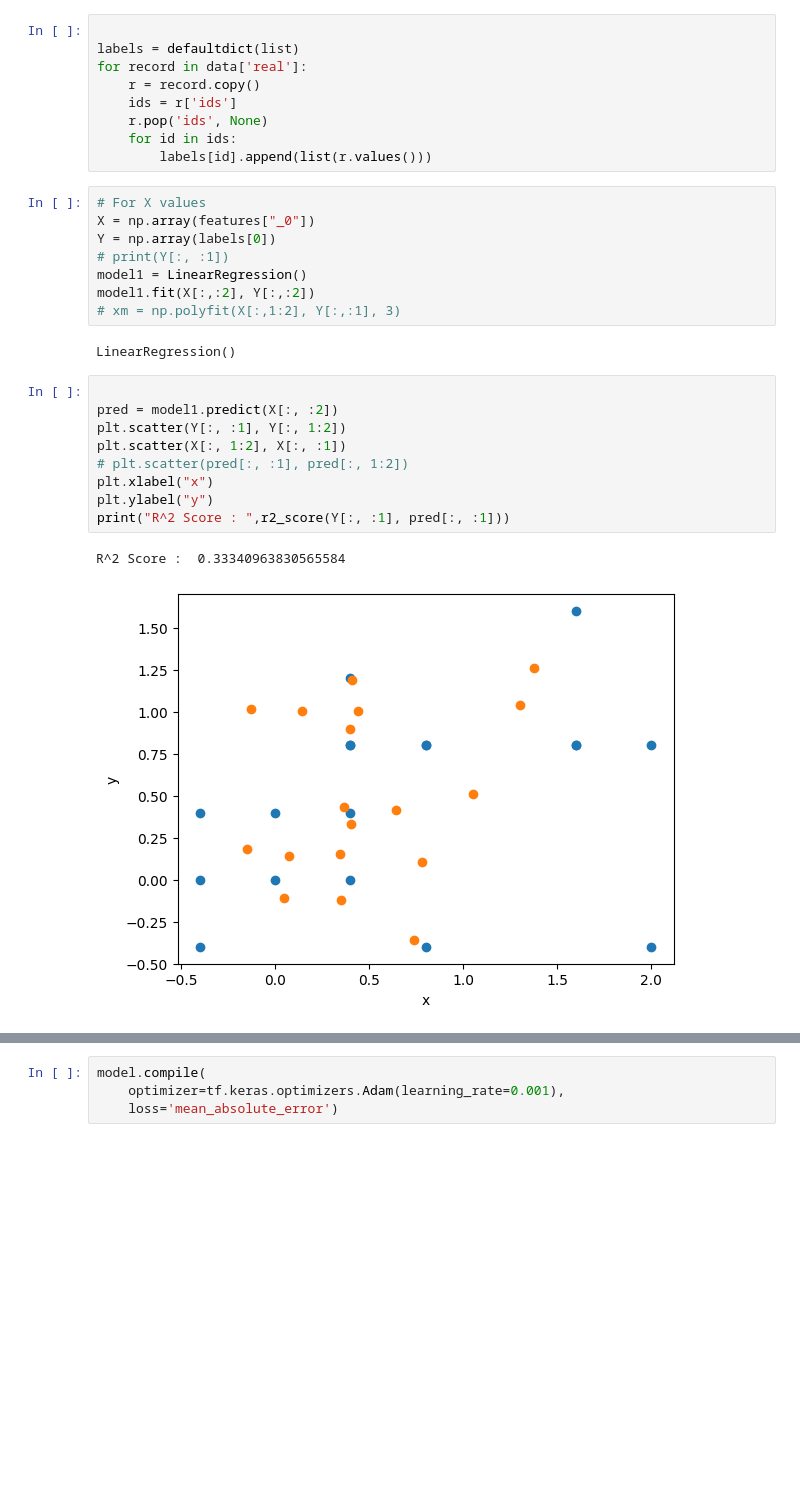
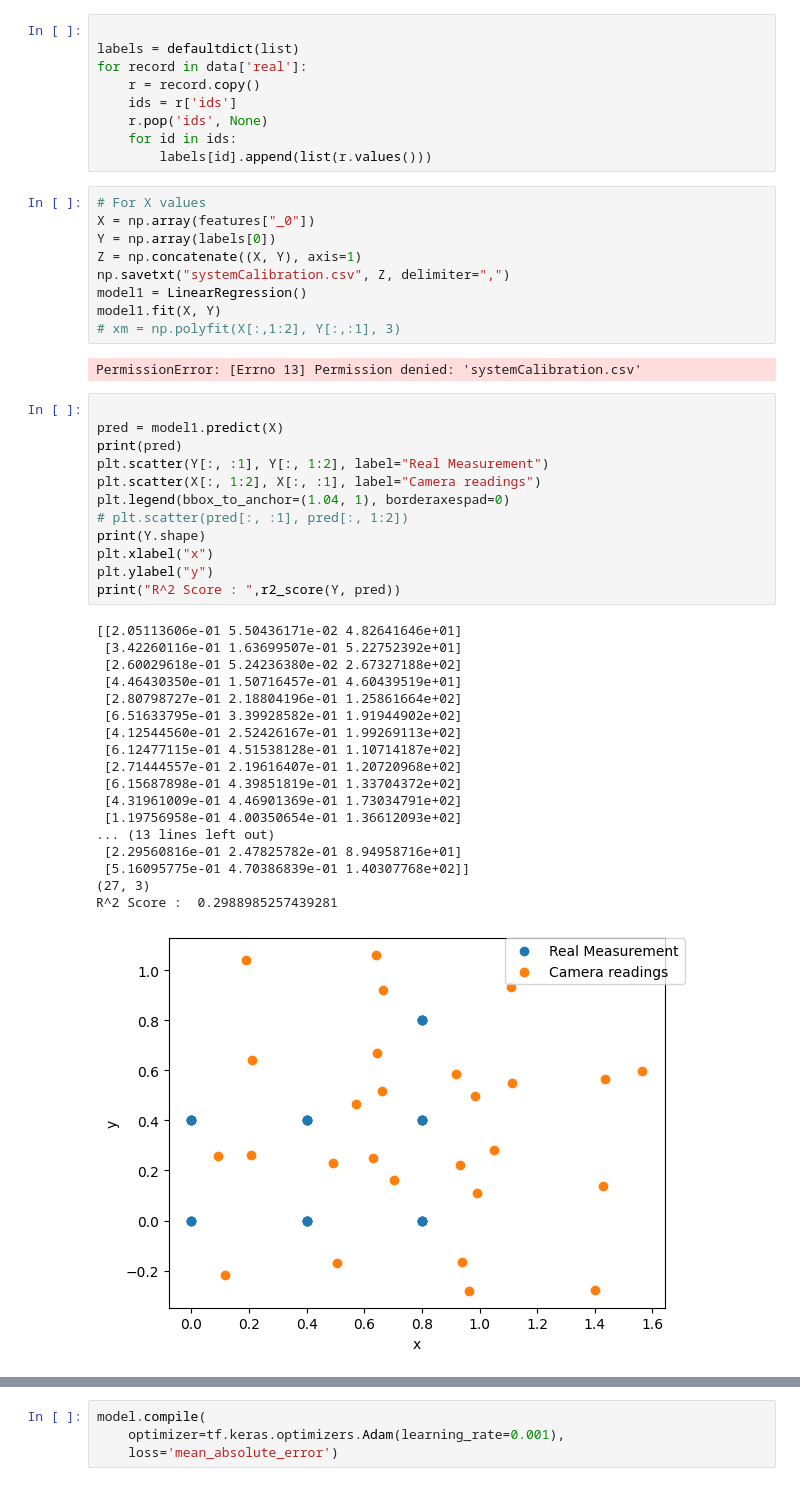
Before and after one commit to witcherxz/SDP, a Jupyter notebook: LinearRegression/systemCalibration.ipynb, the cells around one changed output, grey strips where cells are left out. Drawn from its saved outputs; the diff is of its cells as text; blank space fills up the shorter version.

```diff
--- a/LinearRegression/systemCalibration.ipynb
+++ b/LinearRegression/systemCalibration.ipynb
@@ -53,22 +35,42 @@ for record in data['real']:
 # For X values
 X = np.array(features["_0"])
 Y = np.array(labels[0])
-# print(Y[:, :1])
+Z = np.concatenate((X, Y), axis=1)
+np.savetxt("systemCalibration.csv", Z, delimiter=",")
 model1 = LinearRegression()
-model1.fit(X[:,:2], Y[:,:2])
+model1.fit(X, Y)
 # xm = np.polyfit(X[:,1:2], Y[:,:1], 3)
 # %% [output]
-LinearRegression()
+PermissionError: [Errno 13] Permission denied: 'systemCalibration.csv'
 # %%
 
-pred = model1.predict(X[:, :2])
-plt.scatter(Y[:, :1], Y[:, 1:2])
-plt.scatter(X[:, 1:2], X[:, :1])
+pred = model1.predict(X)
+print(pred)
+plt.scatter(Y[:, :1], Y[:, 1:2], label="Real Measurement")
+plt.scatter(X[:, 1:2], X[:, :1], label="Camera readings")
+plt.legend(bbox_to_anchor=(1.04, 1), borderaxespad=0)
 # plt.scatter(pred[:, :1], pred[:, 1:2])
+print(Y.shape)
 plt.xlabel("x")
 plt.ylabel("y")
-print("R^2 Score : ",r2_score(Y[:, :1], pred[:, :1]))
+print("R^2 Score : ",r2_score(Y, pred))
 # %% [output]
-R^2 Score :  0.33340963830565584
+[[2.05113606e-01 5.50436171e-02 4.82641646e+01]
+ [3.42260116e-01 1.63699507e-01 5.22752392e+01]
+ [2.60029618e-01 5.24236380e-02 2.67327188e+02]
+ [4.46430350e-01 1.50716457e-01 4.60439519e+01]
+ [2.80798727e-01 2.18804196e-01 1.25861664e+02]
+ [6.51633795e-01 3.39928582e-01 1.91944902e+02]
+ [4.12544560e-01 2.52426167e-01 1.99269113e+02]
+ [6.12477115e-01 4.51538128e-01 1.10714187e+02]
+ [2.71444557e-01 2.19616407e-01 1.20720968e+02]
+ [6.15687898e-01 4.39851819e-01 1.33704372e+02]
+ [4.31961009e-01 4.46901369e-01 1.73034791e+02]
+ [1.19756958e-01 4.00350654e-01 1.36612093e+02]
+... (13 lines left out)
+ [2.29560816e-01 2.47825782e-01 8.94958716e+01]
+ [5.16095775e-01 4.70386839e-01 1.40307768e+02]]
+(27, 3)
+R^2 Score :  0.2988985257439281
-[figure, old version]
+[figure, new version]
 # %%
```
Also changed, not shown: parts of 11 cells of this notebook, 1 other file.
